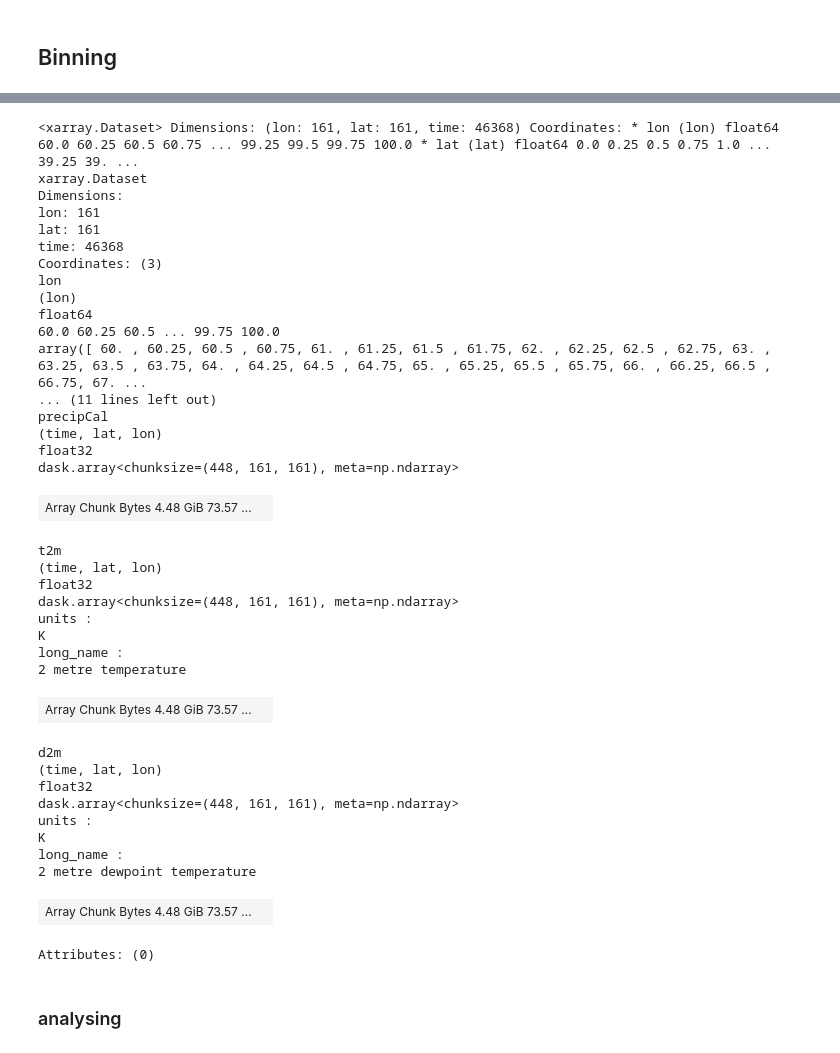
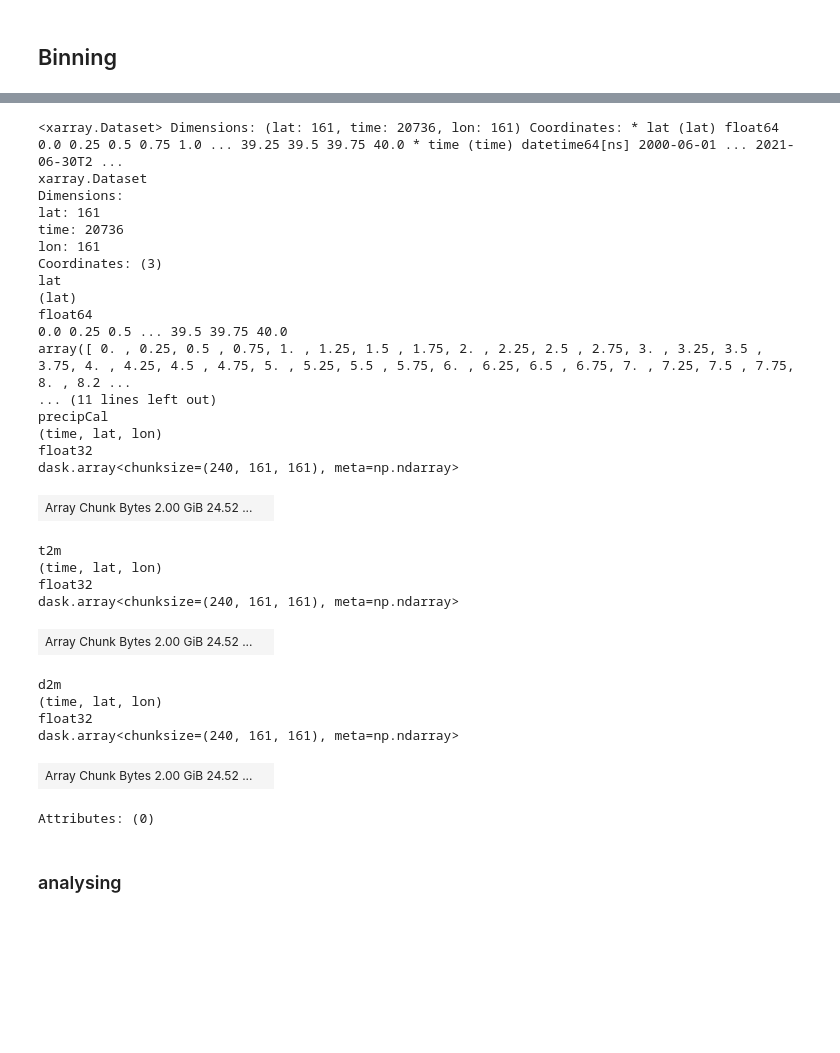
Before and after one commit to adisen99/msc_project, a Jupyter notebook: analysis02.ipynb, the cells around one changed output, grey strips where cells are left out. Drawn from its saved outputs; the diff is of its cells as text; code cells hidden in the pictures; blank space fills up the shorter version.

```diff
--- a/analysis02.ipynb
+++ b/analysis02.ipynb
@@ -123,8 +166,9 @@ Attributes: (0)
 mfdata_DIR2 = './data/era_data/*.nc'
 
 # era = xr.open_mfdataset(mfdata_DIR2, chunks=dict(time=8000, lat=40, lon=40), engine='netcdf4', combine='nested', concat_dim='time', parallel=True)
-era = xr.open_mfdataset(mfdata_DIR2, chunks=dict(time=1000, lat=40, lon=40), engine='netcdf4', parallel=True)
+# era = xr.open_mfdataset(mfdata_DIR2, chunks=dict(time=1000, lat=40, lon=40), engine='netcdf4', parallel=True)
 # era = xr.open_mfdataset(mfdata_DIR2, engine='netcdf4', combine='nested', concat_dim='time', parallel=True)
+era = xr.open_mfdataset(mfdata_DIR2, chunks=dict(time=1000, lat=40, lon=40))
 # %%
 # era = era.unify_chunks()
 # era.chunks
@@ -159,8 +203,8 @@ Attributes:
     Conventions:  CF-1.6
     history:      2021-10-02 12:58:09 GMT by grib_to_netcdf-2.20.0: /opt/ecmw...
 # %%
-t2m = era.t2m
-d2m = era.d2m
+t2m = era.t2m.resample(time = '3H').mean()
+d2m = era.d2m.resample(time = '3H').mean()
 # %%
 t2m = t2m.chunk(dict(time=1000, lat=-1, lon=-1))
 d2m = d2m.chunk(dict(time=1000, lat=-1, lon=-1))
@@ -300,48 +353,40 @@ wint = [1,2]
 # %%
 # for monsoon season only first
 # %%
-ds_comb_premon = xr.concat([list(ds_comb.groupby('time.month'))[i-1][1] for i in premon], dim='time')
+ds_comb_mon = xr.concat([list(ds_comb.groupby('time.month'))[i-1][1] for i in mon], dim='time')
 # %%
-ds_comb_premon = ds_comb_premon.sortby('time.year')
+ds_comb_mon = ds_comb_mon.sortby('time.year')
 # %%
-ds_comb_premon
+ds_comb_mon
 # %% [output]
-<xarray.Dataset> Dimensions: (lon: 161, lat: 161, time: 46368) Coordinates: * lon (lon) float64 60.0 60.25 60.5 60.75 ... 99.25 99.5 99.75 100.0 * lat (lat) float64 0.0 0.25 0.5 0.75 1.0 ... 39.25 39. ...
+<xarray.Dataset> Dimensions: (lat: 161, time: 20736, lon: 161) Coordinates: * lat (lat) float64 0.0 0.25 0.5 0.75 1.0 ... 39.25 39.5 39.75 40.0 * time (time) datetime64[ns] 2000-06-01 ... 2021-06-30T2 ...
 xarray.Dataset
 Dimensions:
+lat: 161
+time: 20736
 lon: 161
-lat: 161
-time: 46368
 Coordinates: (3)
-lon
-(lon)
+lat
+(lat)
 float64
-60.0 60.25 60.5 ... 99.75 100.0
-array([ 60. , 60.25, 60.5 , 60.75, 61. , 61.25, 61.5 , 61.75, 62. , 62.25, 62.5 , 62.75, 63. , 63.25, 63.5 , 63.75, 64. , 64.25, 64.5 , 64.75, 65. , 65.25, 65.5 , 65.75, 66. , 66.25, 66.5 , 66.75, 67. ...
+0.0 0.25 0.5 ... 39.5 39.75 40.0
+array([ 0. , 0.25, 0.5 , 0.75, 1. , 1.25, 1.5 , 1.75, 2. , 2.25, 2.5 , 2.75, 3. , 3.25, 3.5 , 3.75, 4. , 4.25, 4.5 , 4.75, 5. , 5.25, 5.5 , 5.75, 6. , 6.25, 6.5 , 6.75, 7. , 7.25, 7.5 , 7.75, 8. , 8.2 ...
 ... (11 lines left out)
 precipCal
 (time, lat, lon)
 float32
-dask.array<chunksize=(448, 161, 161), meta=np.ndarray>
+dask.array<chunksize=(240, 161, 161), meta=np.ndarray>
-| Array Chunk Bytes 4.48 GiB 73.57 ... |  |
+| Array Chunk Bytes 2.00 GiB 24.52 ... |  |
 t2m
 (time, lat, lon)
 float32
-dask.array<chunksize=(448, 161, 161), meta=np.ndarray>
-units :
-K
-long_name :
-2 metre temperature
+dask.array<chunksize=(240, 161, 161), meta=np.ndarray>
-| Array Chunk Bytes 4.48 GiB 73.57 ... |  |
+| Array Chunk Bytes 2.00 GiB 24.52 ... |  |
 d2m
 (time, lat, lon)
 float32
-dask.array<chunksize=(448, 161, 161), meta=np.ndarray>
-units :
-K
-long_name :
-2 metre dewpoint temperature
+dask.array<chunksize=(240, 161, 161), meta=np.ndarray>
-| Array Chunk Bytes 4.48 GiB 73.57 ... |  |
+| Array Chunk Bytes 2.00 GiB 24.52 ... |  |
 Attributes: (0)
 # %% [markdown]
 ### analysing
```
Also changed, not shown: parts of 23 cells of this notebook, 4 other files.
